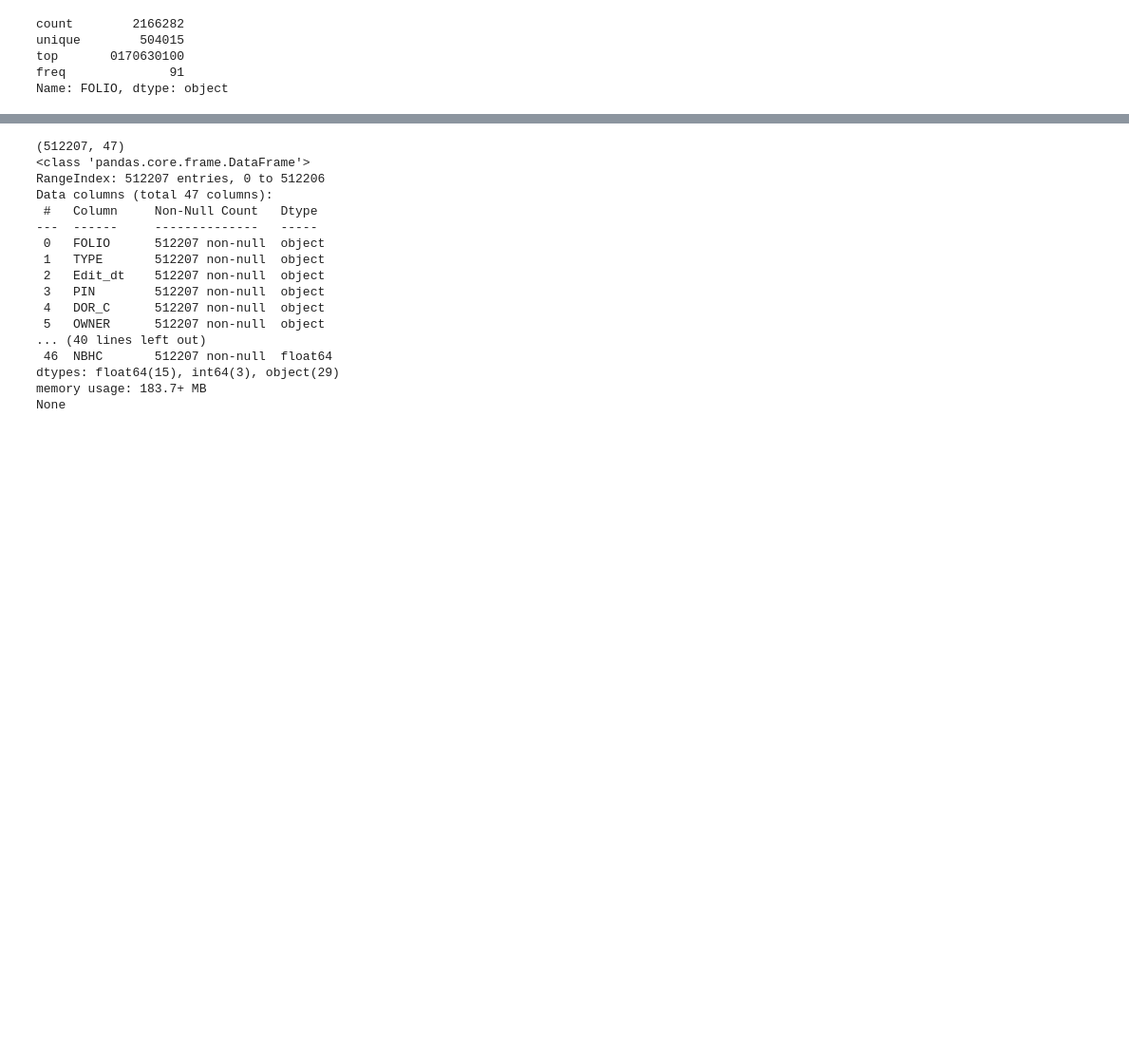
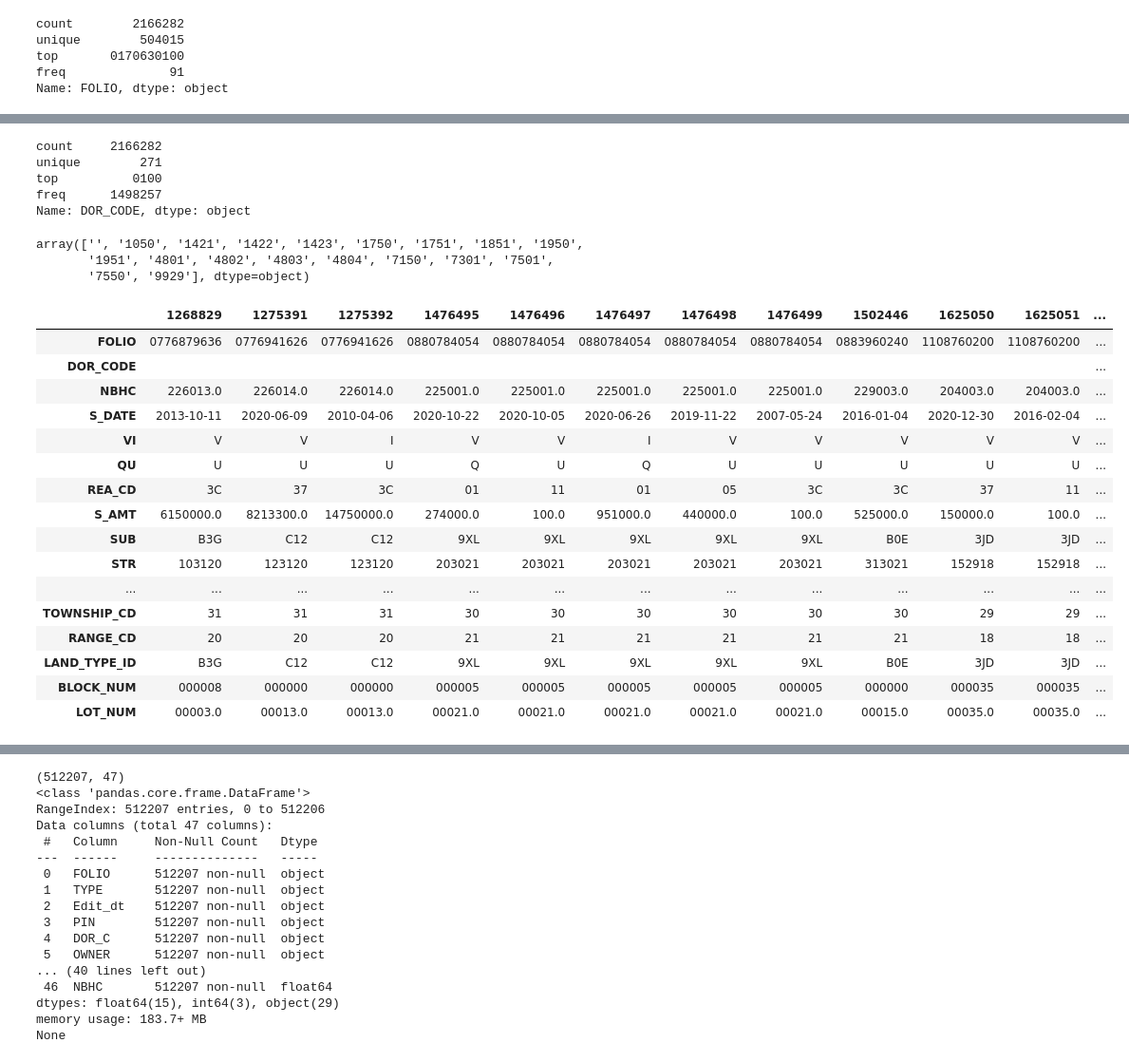
Before and after one commit to mkars01/real-estate-invest-recommender, a Jupyter notebook: notebooks/02_data_wrangling_process.ipynb, the cells around one changed output, grey strips where cells are left out. Shown at 95% size. Drawn from its saved outputs; the diff is of its cells as text; code cells hidden in the pictures; blank space fills up the shorter version.

Commit message:
performed analysis of PIN, Folio, DOR codes

```diff
--- a/notebooks/02_data_wrangling_process.ipynb
+++ b/notebooks/02_data_wrangling_process.ipynb
@@ -2,6 +2,7 @@
 import pandas as pd
 import re
 # %%
+ext_data = '../data/external/'
 raw_data = '../data/raw/'
 # %%
 sales_df = pd.read_pickle(raw_data + 'sales_df.pkl')
@@ -103,4 +104,8 @@ unique        504015
 top       0170630100
 freq              91
 Name: FOLIO, dtype: object
+# %%
+# FOLIO and PIN (Property Identification Number) are both unique values that describe the properties
+# Drop PIN as the values have already been segregated into the 7 data elements that make up the PIN
+sales_df.drop('PIN', axis=1, inplace=True)
 # %% [markdown]
@@ -116,3 +121,7 @@ The residential property types that will be used for this analysis include:
 - 0800: Multi-Family Residential (Duplex, Triplex, Quadplex, etc.) < 10 units
 - 0801: Multi-Family Residential (units individually owned)
 - 0802: Multi-Family Residential (units rentals)
+# %%
+# read external list of DOR codes
+dor_code_df = pd.read_excel(open(ext_data + '_DOR_CODE_LIST.xlsx','rb'), sheet_name='parcel_dor_names')
+dor_code_df.head()
@@ -119,3 +143,42 @@ The residential property types that will be used for this analysis include:
+# %%
+print(sales_df['DOR_CODE'].describe())
+# %% [output]
+count     2166282
+unique        271
+top          0100
+freq      1498257
+Name: DOR_CODE, dtype: object
+# %%
+# Query any DOR codes in sales data that do not exist in the DOR code list
+sales_dor = sales_df.merge(dor_code_df, left_on='DOR_CODE', right_on='DORCODE', how='left', indicator=True)
+dor_list = sales_dor.loc[sales_dor['_merge'] == 'left_only', 'DOR_CODE']
+invalid_dor_codes = sales_df[sales_df['DOR_CODE'].isin(dor_list)]
+invalid_dor_codes['DOR_CODE'].sort_values().unique()
+# %% [output]
+array(['', '1050', '1421', '1422', '1423', '1750', '1751', '1851', '1950',
+       '1951', '4801', '4802', '4803', '4804', '7150', '7301', '7501',
+       '7550', '9929'], dtype=object)
+# %%
+# Analyze missing DOR codes
+invalid_dor_codes[invalid_dor_codes['DOR_CODE'] == ''].T
+# %% [output]
+|  | 1268829 | 1275391 | 1275392 | 1476495 | 1476496 | 1476497 | 1476498 | 1476499 | 1502446 | 1625050 | 1625051 | ... |
+| FOLIO | 0776879636 | 0776941626 | 0776941626 | 0880784054 | 0880784054 | 0880784054 | 0880784054 | 0880784054 | 0883960240 | 1108760200 | 1108760200 | ... |
+| DOR_CODE |  |  |  |  |  |  |  |  |  |  |  | ... |
+| NBHC | 226013.0 | 226014.0 | 226014.0 | 225001.0 | 225001.0 | 225001.0 | 225001.0 | 225001.0 | 229003.0 | 204003.0 | 204003.0 | ... |
+| S_DATE | 2013-10-11 | 2020-06-09 | 2010-04-06 | 2020-10-22 | 2020-10-05 | 2020-06-26 | 2019-11-22 | 2007-05-24 | 2016-01-04 | 2020-12-30 | 2016-02-04 | ... |
+| VI | V | V | I | V | V | I | V | V | V | V | V | ... |
+| QU | U | U | U | Q | U | Q | U | U | U | U | U | ... |
+| REA_CD | 3C | 37 | 3C | 01 | 11 | 01 | 05 | 3C | 3C | 37 | 11 | ... |
+| S_AMT | 6150000.0 | 8213300.0 | 14750000.0 | 274000.0 | 100.0 | 951000.0 | 440000.0 | 100.0 | 525000.0 | 150000.0 | 100.0 | ... |
+| SUB | B3G | C12 | C12 | 9XL | 9XL | 9XL | 9XL | 9XL | B0E | 3JD | 3JD | ... |
+| STR | 103120 | 123120 | 123120 | 203021 | 203021 | 203021 | 203021 | 203021 | 313021 | 152918 | 152918 | ... |
+| ... | ... | ... | ... | ... | ... | ... | ... | ... | ... | ... | ... | ... |
+| TOWNSHIP_CD | 31 | 31 | 31 | 30 | 30 | 30 | 30 | 30 | 30 | 29 | 29 | ... |
+| RANGE_CD | 20 | 20 | 20 | 21 | 21 | 21 | 21 | 21 | 21 | 18 | 18 | ... |
+| LAND_TYPE_ID | B3G | C12 | C12 | 9XL | 9XL | 9XL | 9XL | 9XL | B0E | 3JD | 3JD | ... |
+| BLOCK_NUM | 000008 | 000000 | 000000 | 000005 | 000005 | 000005 | 000005 | 000005 | 000000 | 000035 | 000035 | ... |
+| LOT_NUM | 00003.0 | 00013.0 | 00013.0 | 00021.0 | 00021.0 | 00021.0 | 00021.0 | 00021.0 | 00015.0 | 00035.0 | 00035.0 | ... |
 # %%
 parcel_df = pd.read_pickle(raw_data + 'parcel_df.pkl')
 parcel_df.head()
```
Also changed, not shown: parts of 6 cells of this notebook, 1 other file.
